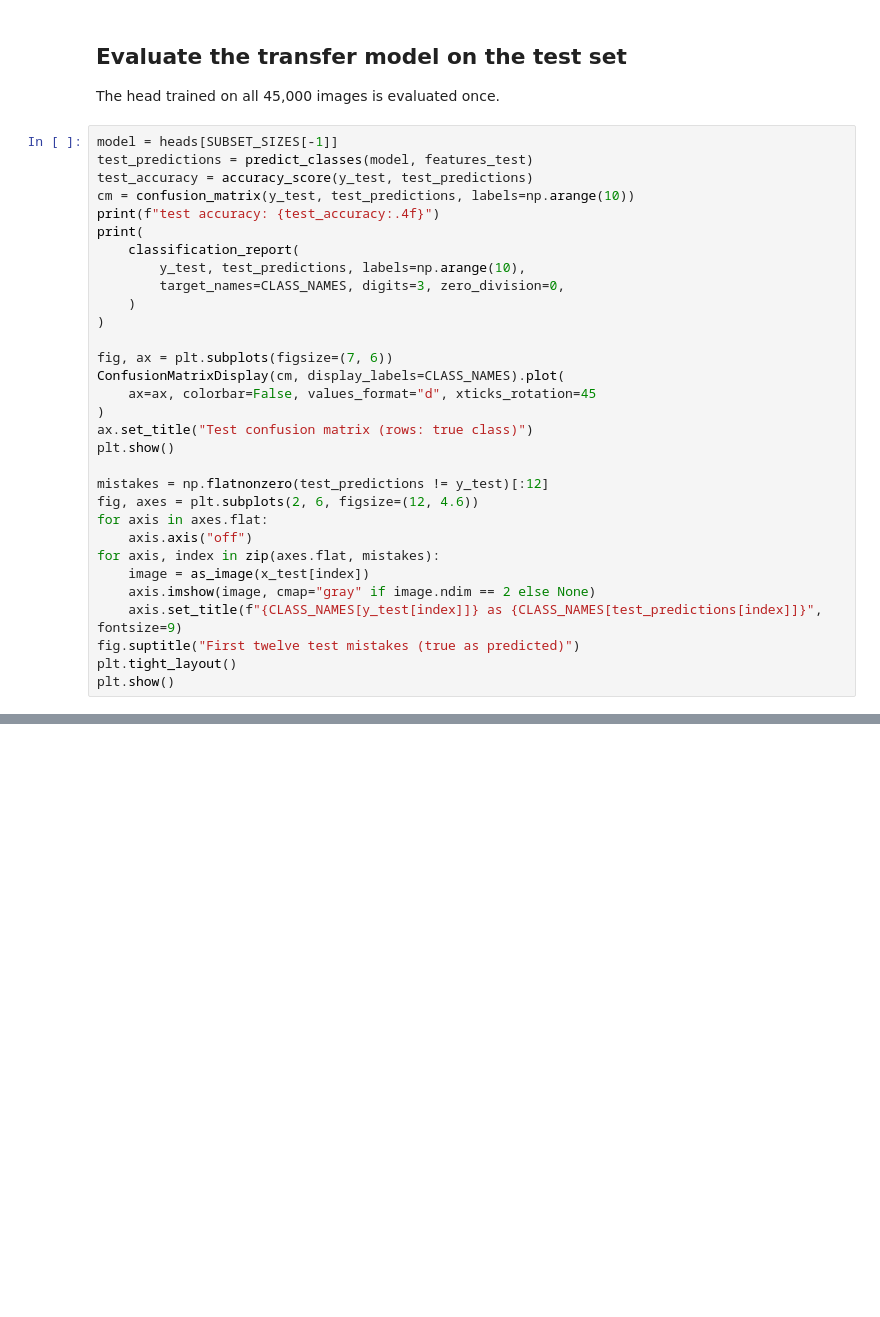
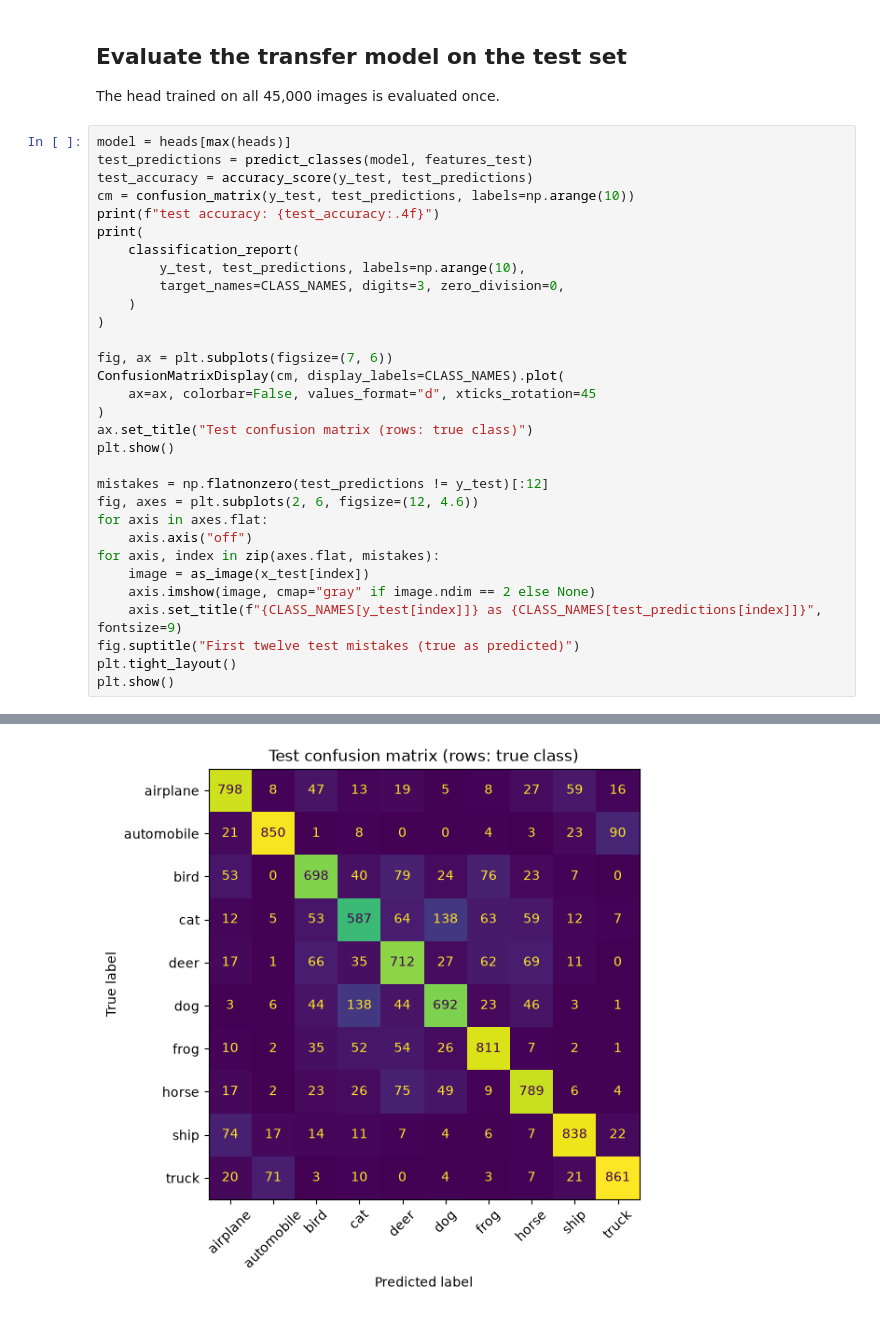
Before and after one commit to SavvasRaptis/helio-data-methods, a Jupyter notebook: general-ml/advanced/transfer-learning/keras/demo.ipynb, the cells around one changed output, grey strips where cells are left out. Cells and saved outputs as stored; diff of their text form; blank space fills up the shorter version.

```diff
--- a/general-ml/advanced/transfer-learning/keras/demo.ipynb
+++ b/general-ml/advanced/transfer-learning/keras/demo.ipynb
@@ -327,7 +349,7 @@ plt.show()
 
 The head trained on all 45,000 images is evaluated once.
 # %%
-model = heads[SUBSET_SIZES[-1]]
+model = heads[max(heads)]
 test_predictions = predict_classes(model, features_test)
 test_accuracy = accuracy_score(y_test, test_predictions)
 cm = confusion_matrix(y_test, test_predictions, labels=np.arange(10))
@@ -357,3 +379,4 @@ for axis, index in zip(axes.flat, mistakes):
 fig.suptitle("First twelve test mistakes (true as predicted)")
 plt.tight_layout()
 plt.show()
+# %% [output]
@@ -359,0 +400 @@ plt.show()
+[figure, added]
```
Also changed, not shown: parts of 11 cells of this notebook, 16 other files.
